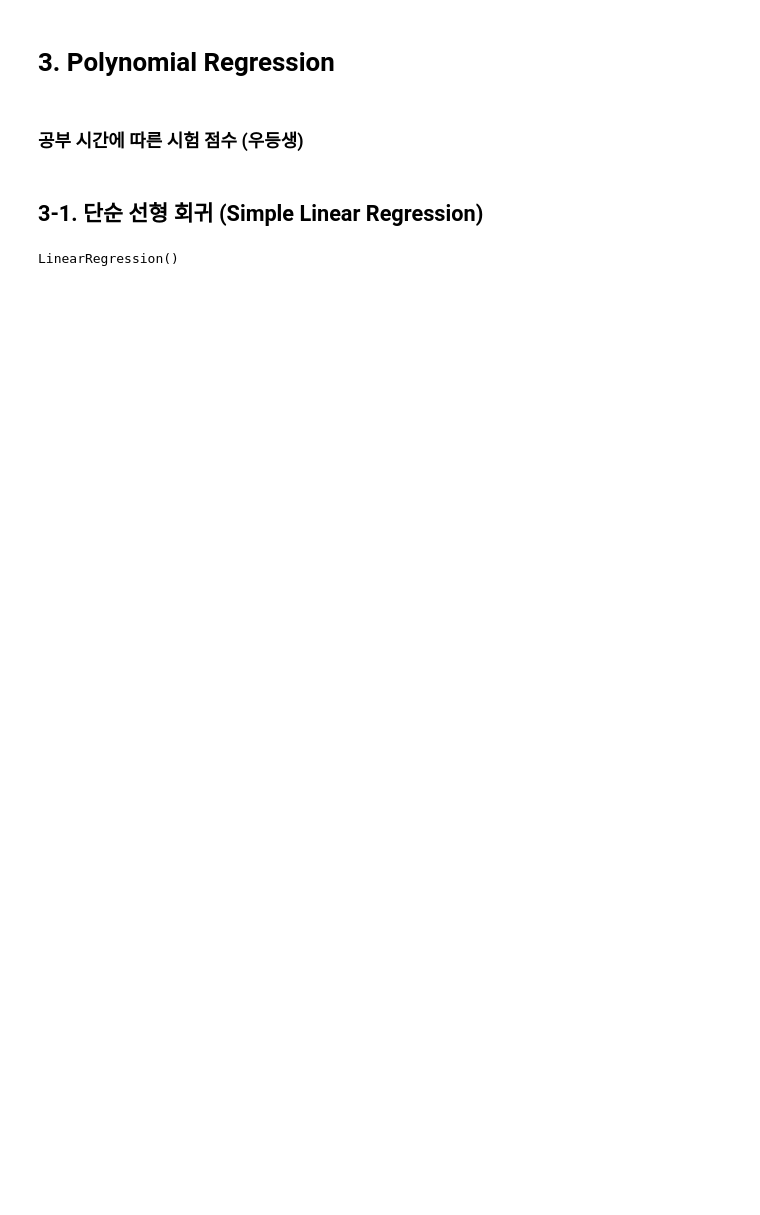
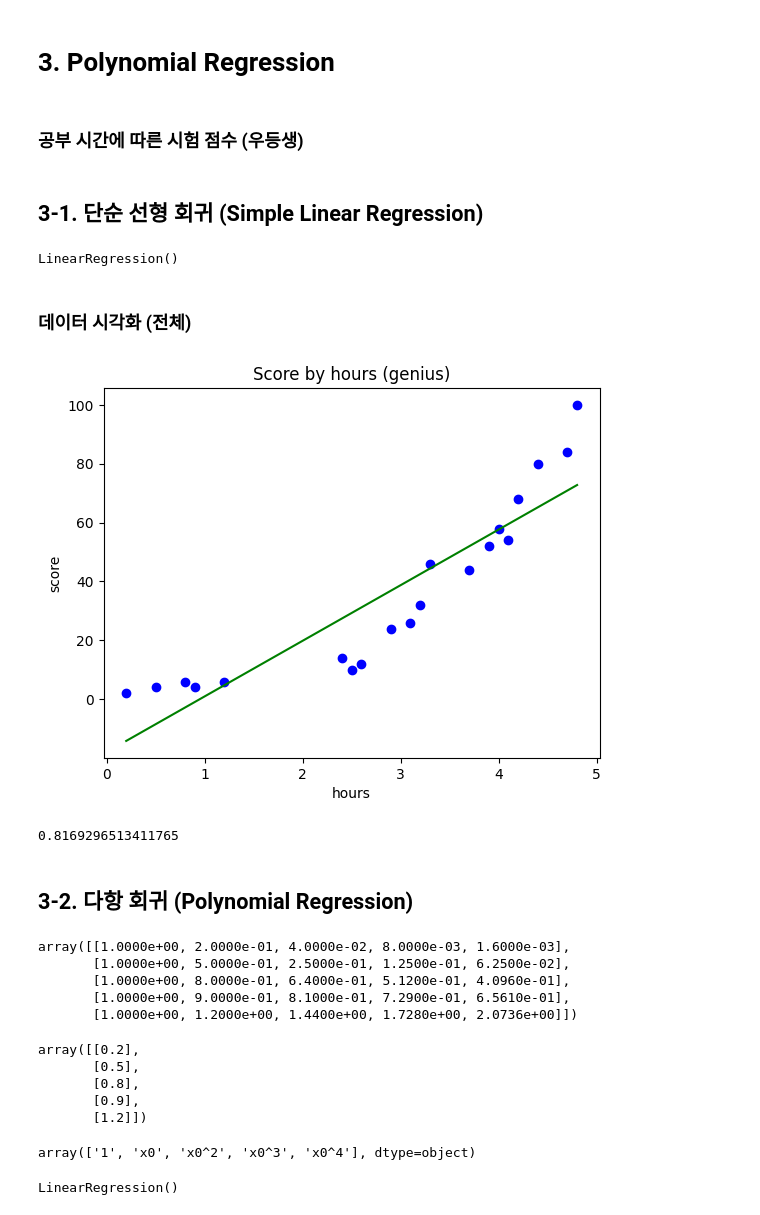
Before and after one commit to krkoknj/ml-study, a Jupyter notebook: pythonML/ScikitLearn/Polynomial Regression.ipynb, the cells around one changed output. Cells and saved outputs as stored; diff of their text form; code cells hidden in the pictures; blank space fills up the shorter version.

```diff
--- a/pythonML/ScikitLearn/Polynomial Regression.ipynb
+++ b/pythonML/ScikitLearn/Polynomial Regression.ipynb
@@ -18,3 +18,48 @@ reg = LinearRegression()
 reg.fit(X, y) # 전체 데이터로 학습
 # %% [output]
 LinearRegression()
+# %% [markdown]
+### 데이터 시각화 (전체)
+# %%
+plt.scatter(X, y, color='blue') # 산점도
+plt.plot(X, reg.predict(X), color='green') # 선 그래프
+plt.title('Score by hours (genius)') # 제목
+plt.xlabel('hours') # X 축 이름
+plt.ylabel('score') # Y 축 이름
+plt.show()
+# %% [output]
+[figure, added]
+# %%
+reg.score(X, y)
+# %% [output]
+0.8169296513411765
+# %% [markdown]
+## 3-2. 다항 회귀 (Polynomial Regression)
+# %%
+from sklearn.preprocessing import PolynomialFeatures
+poly_reg = PolynomialFeatures(degree=4) # 2차
+X_poly = poly_reg.fit_transform(X)
+X_poly[:5] # [x] -> [x^0, x^1, x^2] -> x 가 3이라면 [1, 3, 9] 으로 변환
+# %% [output]
+array([[1.0000e+00, 2.0000e-01, 4.0000e-02, 8.0000e-03, 1.6000e-03],
+       [1.0000e+00, 5.0000e-01, 2.5000e-01, 1.2500e-01, 6.2500e-02],
+       [1.0000e+00, 8.0000e-01, 6.4000e-01, 5.1200e-01, 4.0960e-01],
+       [1.0000e+00, 9.0000e-01, 8.1000e-01, 7.2900e-01, 6.5610e-01],
+       [1.0000e+00, 1.2000e+00, 1.4400e+00, 1.7280e+00, 2.0736e+00]])
+# %%
+X[:5]
+# %% [output]
+array([[0.2],
+       [0.5],
+       [0.8],
+       [0.9],
+       [1.2]])
+# %%
+poly_reg.get_feature_names_out()
+# %% [output]
+array(['1', 'x0', 'x0^2', 'x0^3', 'x0^4'], dtype=object)
+# %%
+lin_reg = LinearRegression()
+lin_reg.fit(X_poly, y) # 변환된 X 와 y 를 가지고 모델 생성 (학습)
+# %% [output]
+LinearRegression()
```
Also changed, not shown: parts of 13 cells of this notebook, 5 other files.
